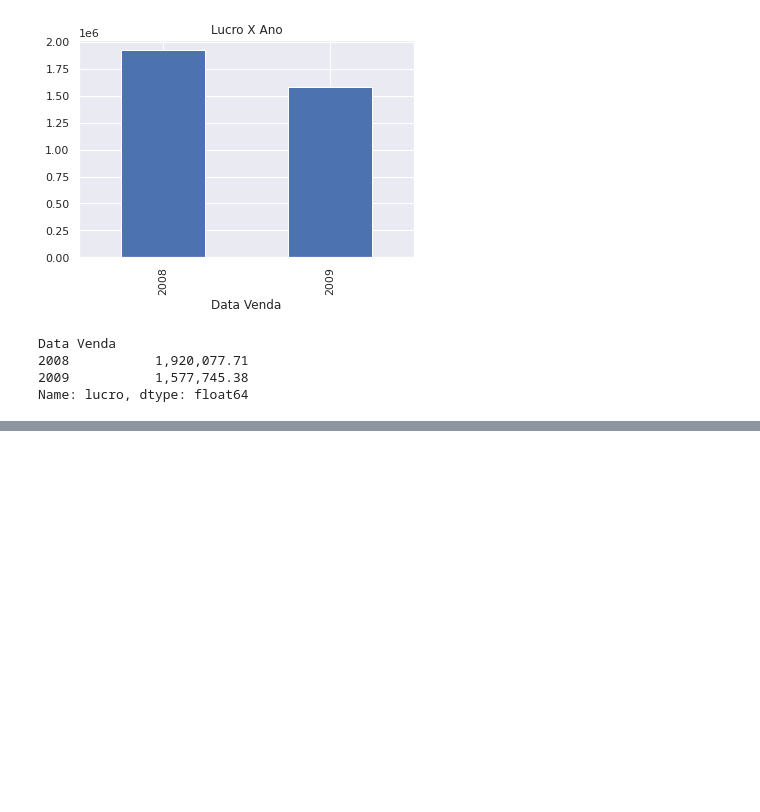
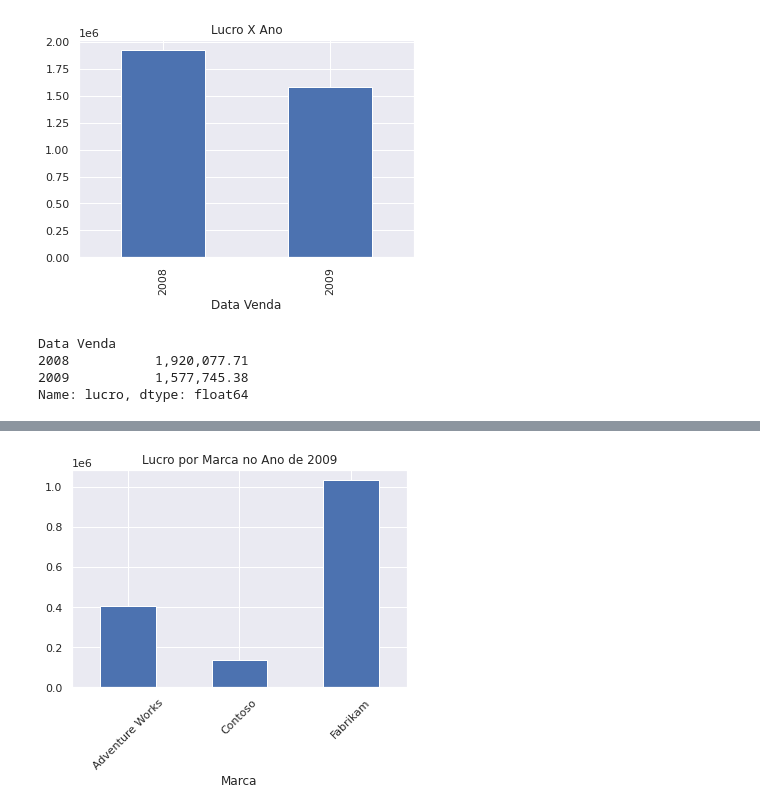
Before and after one commit to Francisco-Dougllas/Curso_DataScience_Dio.me, a Jupyter notebook: DIO.ipynb, the cells around one changed output, grey strips where cells are left out. Drawn from its saved outputs; the diff is of its cells as text; code cells hidden in the pictures; blank space fills up the shorter version.

```diff
--- a/DIO.ipynb
+++ b/DIO.ipynb
@@ -240 +239,8 @@ g_2009.plot(title='Lucro das Vendas Por Mes de 2009')
 [figure]
+# %%
+# Lucro por marca
+g_2009 = vendas_2009.groupby('Marca')['lucro'].sum()
+g_2009.plot.bar(title='Lucro por Marca no Ano de 2009')
+plt.xticks(rotation=45);
+# %% [output]
+[figure, added]
```
Also changed, not shown: parts of 21 cells of this notebook.
